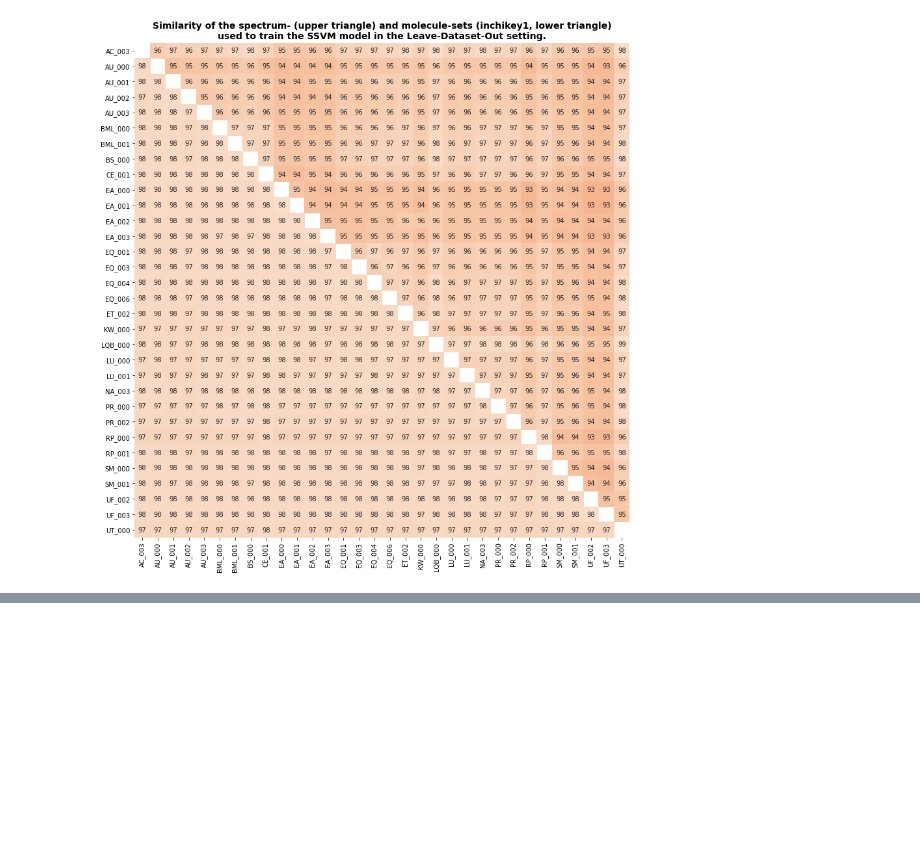
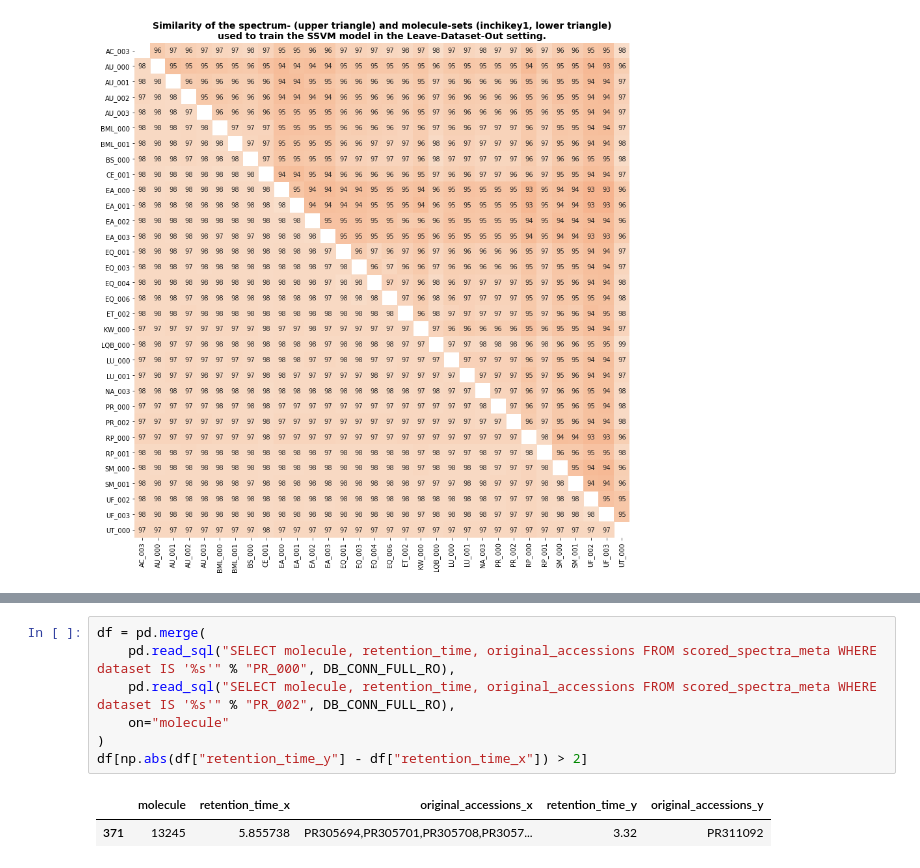
Before and after one commit to bachi55/massbank2db_FILES, a Jupyter notebook: analysis/develop_testset_split_approach.ipynb, the cells around one changed output, grey strips where cells are left out. Saved outputs shown, nothing was run; the diff lists cells and outputs as text; blank space fills up the shorter version.

```diff
--- a/analysis/develop_testset_split_approach.ipynb
+++ b/analysis/develop_testset_split_approach.ipynb
@@ -348,0 +380,10 @@ _ = ax.set_title(
+# %%
+df = pd.merge(
+    pd.read_sql("SELECT molecule, retention_time, original_accessions FROM scored_spectra_meta WHERE dataset IS '%s'" % "PR_000", DB_CONN_FULL_RO),
+    pd.read_sql("SELECT molecule, retention_time, original_accessions FROM scored_spectra_meta WHERE dataset IS '%s'" % "PR_002", DB_CONN_FULL_RO),
+    on="molecule"
+)
+df[np.abs(df["retention_time_y"] - df["retention_time_x"]) > 2]
+# %% [output]
+|  | molecule | retention_time_x | original_accessions_x | retention_time_y | original_accessions_y |
+| 371 | 13245 | 5.855738 | PR305694,PR305701,PR305708,PR3057... | 3.32 | PR311092 |
```
Also changed, not shown: parts of 5 cells of this notebook, 2 other files.
